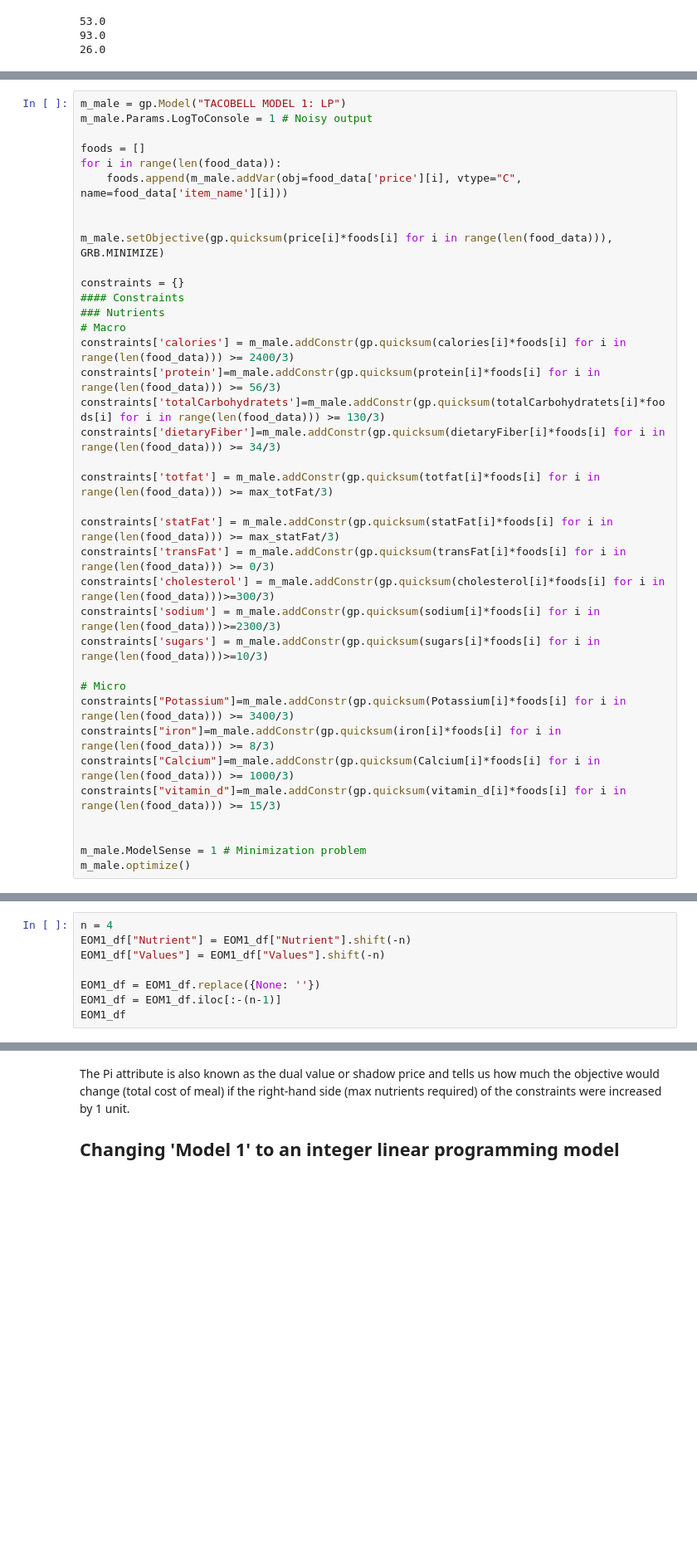
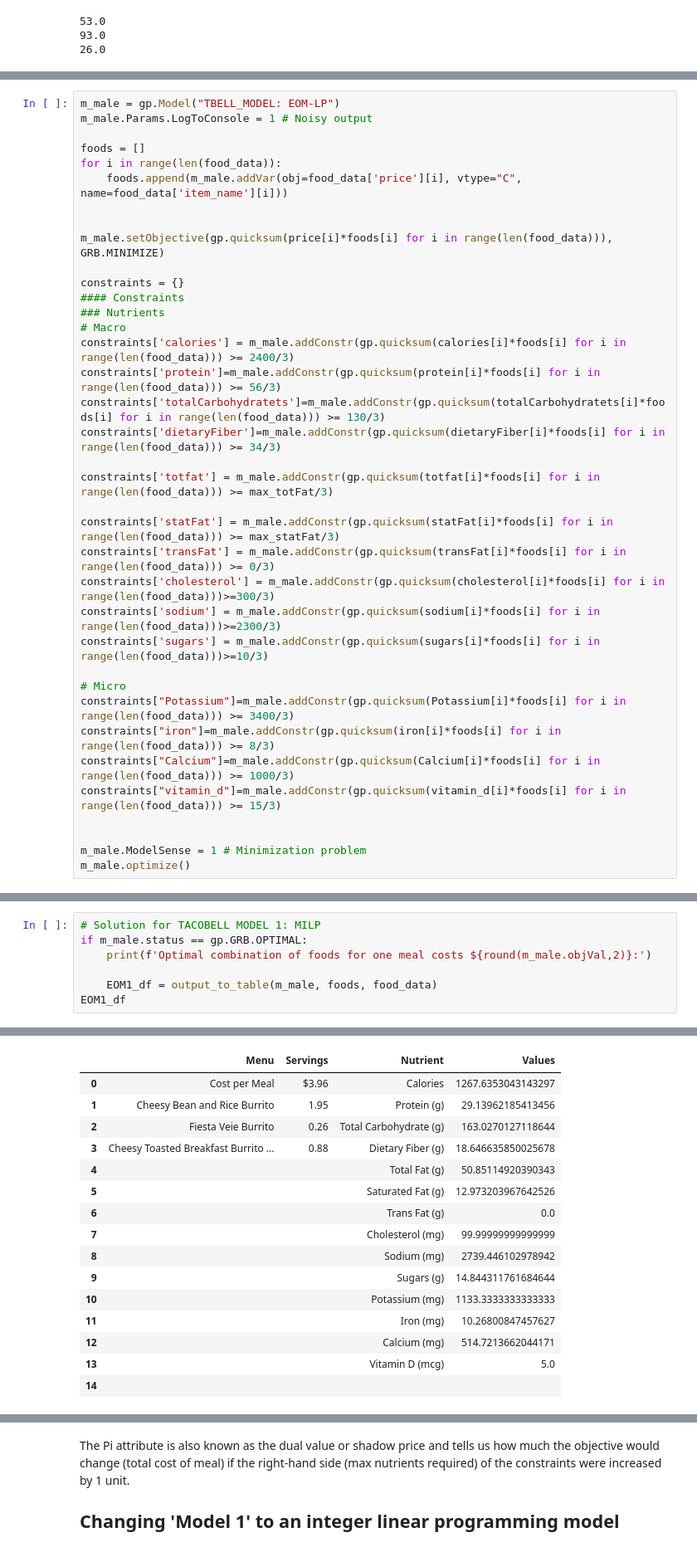
Before and after one commit to ashrifehn/tacobell_menu_optimization, a Jupyter notebook: model_development/early_results.ipynb, the cells around one changed output, grey strips where cells are left out. Shown at 83% size. Cells and saved outputs as stored; diff of their text form; blank space fills up the shorter version.

```diff
--- a/model_development/early_results.ipynb
+++ b/model_development/early_results.ipynb
@@ -96,7 +99,7 @@ Calcium = food_data['Calcium'].to_list()
 iron = food_data['Iron'].to_list()
 Potassium = food_data['Potassium'].to_list()
 # %%
-m_male = gp.Model("TACOBELL MODEL 1: LP")
+m_male = gp.Model("TBELL_MODEL: EOM-LP")
 m_male.Params.LogToConsole = 1 # Noisy output
 
 foods = []
@@ -192,8 +155,0 @@ if m_male.status == gp.GRB.OPTIMAL:
-# %%
-n = 4
-EOM1_df["Nutrient"] = EOM1_df["Nutrient"].shift(-n)
-EOM1_df["Values"] = EOM1_df["Values"].shift(-n)
-
-EOM1_df = EOM1_df.replace({None: ''})
-EOM1_df = EOM1_df.iloc[:-(n-1)]
-EOM1_df
@@ -216,0 +156,8 @@ EOM1_df
+# %%
+# Solution for TACOBELL MODEL 1: MILP
+if m_male.status == gp.GRB.OPTIMAL:
+    print(f'Optimal combination of foods for one meal costs ${round(m_male.objVal,2)}:')
+
+    EOM1_df = output_to_table(m_male, foods, food_data)
+EOM1_df
+# %% [output]
@@ -217,3 +165,19 @@ EOM1_df
+|  | Menu | Servings | Nutrient | Values |
+| 0 | Cost per Meal | $3.96 | Calories | 1267.6353043143297 |
+| 1 | Cheesy Bean and Rice Burrito | 1.95 | Protein (g) | 29.13962185413456 |
+| 2 | Fiesta Veie Burrito | 0.26 | Total Carbohydrate (g) | 163.0270127118644 |
+| 3 | Cheesy Toasted Breakfast Burrito ... | 0.88 | Dietary Fiber (g) | 18.646635850025678 |
+| 4 |  |  | Total Fat (g) | 50.85114920390343 |
+| 5 |  |  | Saturated Fat (g) | 12.973203967642526 |
+| 6 |  |  | Trans Fat (g) | 0.0 |
+| 7 |  |  | Cholesterol (mg) | 99.99999999999999 |
+| 8 |  |  | Sodium (mg) | 2739.446102978942 |
+| 9 |  |  | Sugars (g) | 14.844311761684644 |
+| 10 |  |  | Potassium (mg) | 1133.3333333333333 |
+| 11 |  |  | Iron (mg) | 10.26800847457627 |
+| 12 |  |  | Calcium (mg) | 514.7213662044171 |
+| 13 |  |  | Vitamin D (mcg) | 5.0 |
+| 14 |  |  |  |  |
 # %%
 # Sensitivity Analysis on Model 1: LP
 if m_male.status == gp.GRB.OPTIMAL:
```
Also changed, not shown: parts of 13 cells of this notebook, 11 other files.
